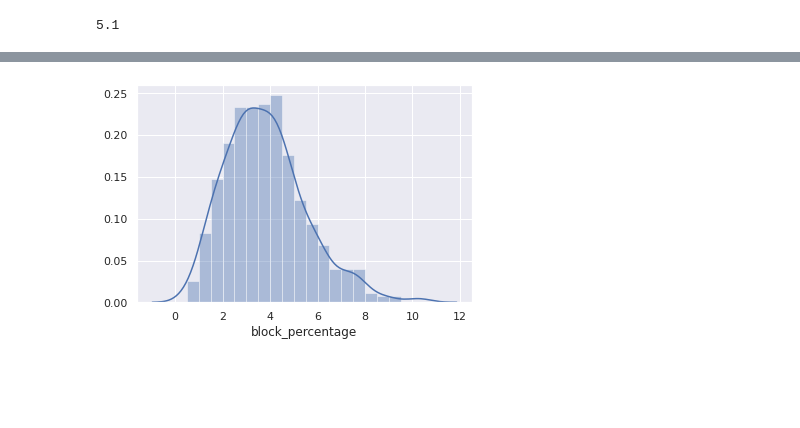
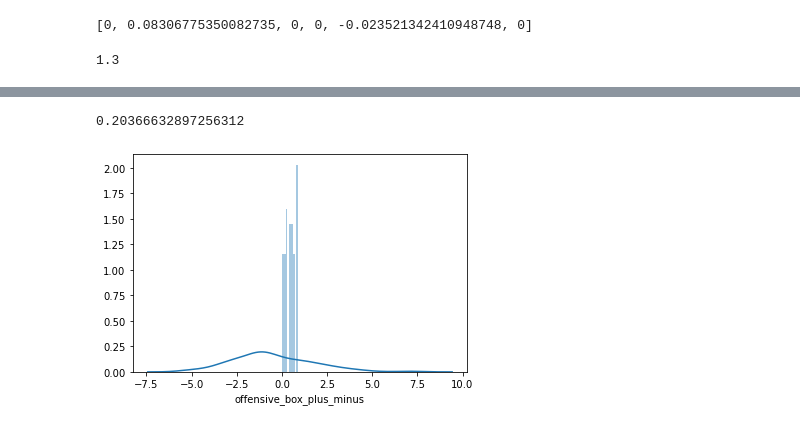
Before and after one commit to ZachLiu519/nba-model, a Jupyter notebook: week_2_data_exploration/filtered_stats_correlations.ipynb, the cells around one changed output, grey strips where cells are left out. Drawn from its saved outputs; the diff is of its cells as text; code cells hidden in the pictures; blank space fills up the shorter version.

Commit message:
initial version of rewards and punishments

```diff
--- a/week_2_data_exploration/filtered_stats_correlations.ipynb
+++ b/week_2_data_exploration/filtered_stats_correlations.ipynb
@@ -117,2 +92,11 @@ def side_by_side_correlation(filtered_data, unfiltered_data, feature):
+# %%
+salaries_stats_first_round = salaries_stats_first_round.drop(columns=['names', 'player_id', 'season', 'season_end',
+                                        'season_start', 'years', 'name', 'team',
+                                        'slug', 'is_combined_totals', 'Year', 'salary', 'salary_cap'])
+salaries_stats_second_round = salaries_stats_second_round.drop(columns=['names', 'player_id', 'season', 'season_end',
+                                        'season_start', 'years', 'name', 'team',
+                                        'slug', 'is_combined_totals', 'Year', 'salary', 'salary_cap'])
+salaries_stats_first_round = salaries_stats_first_round.loc[salaries_stats_first_round['minutes_played'] >= 700]
+salaries_stats_second_round = salaries_stats_second_round.loc[salaries_stats_second_round['minutes_played'] >= 700]
 # %%
 salaries_stats_first_round.columns
@@ -171,11 +183,20 @@ The 90th percentile for three_point_attempt_rate among small forwards is 0.543
+# %%
+player = salaries_stats_first_round.iloc[2365]
+archtype_rewards_punishments(salaries_stats_first_round,
+                            player,
+                            85, 15, types)
+# %% [output]
+[0, 0.08306775350082735, 0, 0, -0.023521342410948748, 0]
 # %%
 # Example 1
-sns.distplot(salaries_stats_first_round.loc[(salaries_stats_first_round['positions'] == "CENTER") & (salaries_stats_first_round['minutes_played'] >= 700)]['block_percentage'], bins=np.arange(0, 10, 0.5))
-print(find_percentile_for_feature(salaries_stats_first_round,
-                                 'block_percentage', 80, 'CENTER'))
-salaries_stats_first_round.loc[(salaries_stats_first_round['positions'] == "CENTER") &
+sns.distplot(salaries_stats_first_round.loc[(salaries_stats_first_round['positions'] == "CENTER") & (salaries_stats_first_round['minutes_played'] >= 700)]['offensive_box_plus_minus'], bins=np.arange(0, 1, 0.1))
+p = find_percentile_for_feature(salaries_stats_first_round,
+                                 'offensive_box_plus_minus', 80, 'CENTER')
+print(p)
+c = salaries_stats_first_round.loc[(salaries_stats_first_round['positions'] == "CENTER") &
                                (salaries_stats_first_round['minutes_played'] >= 700) &
-                               (salaries_stats_first_round['block_percentage'] >= 5.1) &
-                               (salaries_stats_first_round['cap_space_usage'] <= 0.2)]
+                               (salaries_stats_first_round['offensive_box_plus_minus'] >= p) &
+                                (salaries_stats_first_round['cap_space_usage'] <= 0.3)]
+c['cap_space_usage'].mean()
 # %% [output]
-5.1
+1.3
@@ -199,4 +203,5 @@ salaries_stats_first_round.loc[(salaries_stats_first_round['positions'] == "CENT
+0.20366632897256312
-[figure, old version]
+[figure, new version]
 # %%
 # Example 2
 sns.distplot(salaries_stats_first_round.loc[(salaries_stats_first_round['positions'] == "SHOOTING GUARD") &
```
Also changed, not shown: parts of 16 cells of this notebook.
